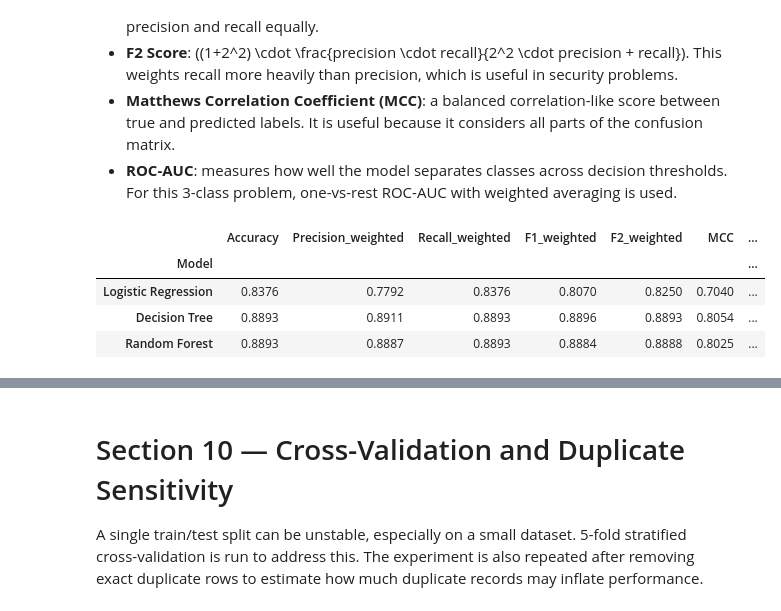
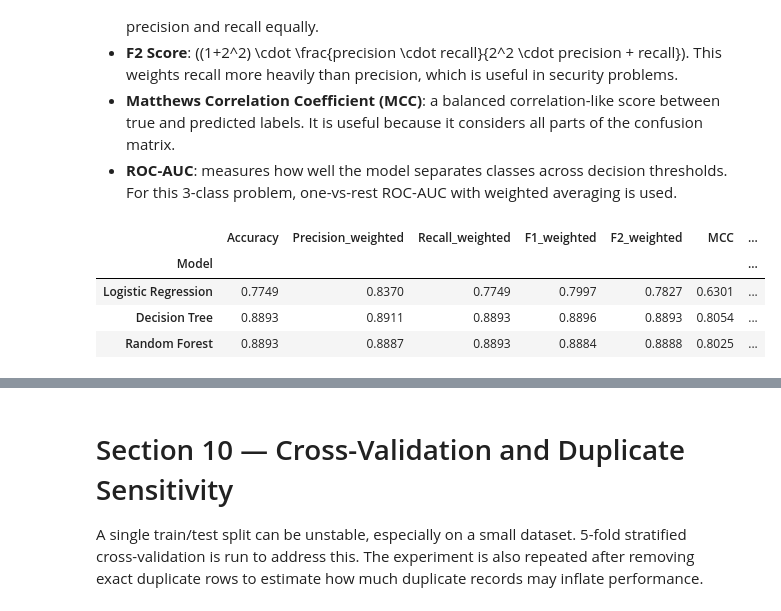
Before and after one commit to ShadaMazzawi/website-phishing-detection-project, a Jupyter notebook: Website_Phishing_Project.ipynb, the cells around one changed output, grey strips where cells are left out. Drawn from its saved outputs; the diff is of its cells as text; code cells hidden in the pictures.

```diff
--- a/Website_Phishing_Project.ipynb
+++ b/Website_Phishing_Project.ipynb
@@ -84,0 +49,27 @@ Helper function defined: evaluate_model
+# %%
+def evaluate_model(name, y_true, y_pred, y_prob):
+    """Compute classification metrics for one model.
+
+    Parameters
+    ----------
+    name : str   Model name.
+    y_true       True class labels.
+    y_pred       Predicted class labels.
+    y_prob       Predicted class probabilities.
+
+    Returns
+    -------
+    dict  Metric names and values.
+    """
+    return {
+        "Model": name,
+        "Accuracy": accuracy_score(y_true, y_pred),
+        "Precision_weighted": precision_score(y_true, y_pred, average="weighted", zero_division=0),
+        "Recall_weighted": recall_score(y_true, y_pred, average="weighted", zero_division=0),
+        "F1_weighted": f1_score(y_true, y_pred, average="weighted", zero_division=0),
+        "F2_weighted": fbeta_score(y_true, y_pred, beta=2, average="weighted", zero_division=0),
+        "MCC": matthews_corrcoef(y_true, y_pred),
+        "ROC_AUC_weighted_OVR": roc_auc_score(y_true, y_prob, multi_class="ovr", average="weighted")
+    }
+
+print("evaluate_model function defined.")
@@ -598,45 +623,36 @@ The metrics are:
 # %%
 models = {
     "Logistic Regression": Pipeline([
         ("scaler", MinMaxScaler()),
-        ("classifier", LogisticRegression(max_iter=1000, random_state=RANDOM_STATE))
+        ("classifier", LogisticRegression(max_iter=1000, random_state=RANDOM_STATE, class_weight="balanced"))
     ]),
     "Decision Tree": DecisionTreeClassifier(random_state=RANDOM_STATE, class_weight="balanced"),
     "Random Forest": RandomForestClassifier(
         n_estimators=300,
         random_state=RANDOM_STATE,
         class_weight="balanced"
     )
 }
 
 results = []
 predictions = {}
 probabilities = {}
 
 for name, model in models.items():
     model.fit(X_train, y_train)
     y_pred = model.predict(X_test)
     y_prob = model.predict_proba(X_test)
     predictions[name] = y_pred
     probabilities[name] = y_prob
 
-    results.append({
-        "Model": name,
-        "Accuracy": accuracy_score(y_test, y_pred),
-        "Precision_weighted": precision_score(y_test, y_pred, average="weighted", zero_division=0),
-        "Recall_weighted": recall_score(y_test, y_pred, average="weighted", zero_division=0),
-        "F1_weighted": f1_score(y_test, y_pred, average="weighted", zero_division=0),
-        "F2_weighted": fbeta_score(y_test, y_pred, beta=2, average="weighted", zero_division=0),
-        "MCC": matthews_corrcoef(y_test, y_pred),
-        "ROC_AUC_weighted_OVR": roc_auc_score(y_test, y_prob, multi_class="ovr", average="weighted")
-    })
+    results.append(evaluate_model(name, y_test, y_pred, y_prob))
 
 results_df = pd.DataFrame(results).set_index("Model")
 display(results_df.round(4))
 # %% [output]
 |  | Accuracy | Precision_weighted | Recall_weighted | F1_weighted | F2_weighted | MCC | ... |
 | Model |  |  |  |  |  |  | ... |
-| Logistic Regression | 0.8376 | 0.7792 | 0.8376 | 0.8070 | 0.8250 | 0.7040 | ... |
+| Logistic Regression | 0.7749 | 0.8370 | 0.7749 | 0.7997 | 0.7827 | 0.6301 | ... |
 | Decision Tree | 0.8893 | 0.8911 | 0.8893 | 0.8896 | 0.8893 | 0.8054 | ... |
 | Random Forest | 0.8893 | 0.8887 | 0.8893 | 0.8884 | 0.8888 | 0.8025 | ... |
 # %%
```
Also changed, not shown: parts of 18 cells of this notebook.
